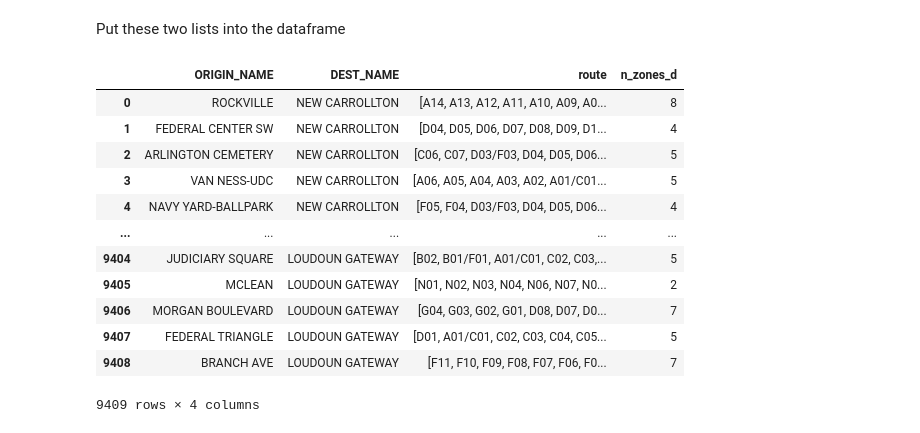
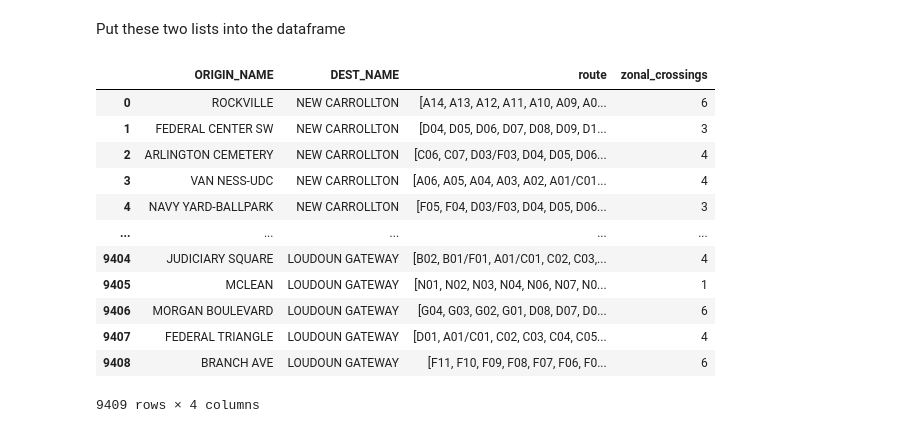
Before and after one commit to ehabebeid/ehabebeid.github.io, a Jupyter notebook: zonal/Network analysis.ipynb, the cells around one changed output. Saved outputs shown, nothing was run; the diff lists cells and outputs as text; code cells hidden in the pictures.

```diff
--- a/zonal/Network analysis.ipynb
+++ b/zonal/Network analysis.ipynb
@@ -134,7 +134,7 @@ Let's draw the graph with the correct coordinates and coloured according to stat
 for index, row in stations.iterrows():
     G.nodes[row.MCAT_ID]['pos'] = (row.ORIGIN_X_COORD,
                                    row.ORIGIN_Y_COORD)
-    G.nodes[row.MCAT_ID]['zone'] = row.zone_d
+    G.nodes[row.MCAT_ID]['zone'] = row.zone_e
 # %%
 zone_colors = [G.nodes[node]['zone'] for node in G.nodes]
 # %%
@@ -216,35 +216,35 @@ routes = [nx.shortest_path(G, source=o, target=d, weight='weight')
 Count the number of zones crossed for each route
 # %%
 # If a zone is traversed twice, it is counted twice.
-def get_n_zones(G, route) -> int:
+def get_n_crossings(G, route) -> int:
     counter = 0
-    prev_zone = None
+    prev_zone = G.nodes[route[0]]['zone']
     for node in route:
         zone = G.nodes[node]['zone']
         if zone != prev_zone:
             counter +=1
         prev_zone = zone
     return counter
-
-n_zones = [get_n_zones(G, r) for r in routes]
+# %%
+n_crossings = [get_n_crossings(G, r) for r in routes]
 # %% [markdown]
 Put these two lists into the dataframe
 # %%
 station_ods['route'] = routes
-station_ods['n_zones_d'] = n_zones
+station_ods['zonal_crossings'] = n_crossings
 # %%
-station_ods[["ORIGIN_NAME", "DEST_NAME", "route", "n_zones_d"]]
+station_ods[["ORIGIN_NAME", "DEST_NAME", "route", "zonal_crossings"]]
 # %% [output]
-|  | ORIGIN_NAME | DEST_NAME | route | n_zones_d |
-| 0 | ROCKVILLE | NEW CARROLLTON | [A14, A13, A12, A11, A10, A09, A0... | 8 |
-| 1 | FEDERAL CENTER SW | NEW CARROLLTON | [D04, D05, D06, D07, D08, D09, D1... | 4 |
-| 2 | ARLINGTON CEMETERY | NEW CARROLLTON | [C06, C07, D03/F03, D04, D05, D06... | 5 |
-| 3 | VAN NESS-UDC | NEW CARROLLTON | [A06, A05, A04, A03, A02, A01/C01... | 5 |
-| 4 | NAVY YARD-BALLPARK | NEW CARROLLTON | [F05, F04, D03/F03, D04, D05, D06... | 4 |
+|  | ORIGIN_NAME | DEST_NAME | route | zonal_crossings |
+| 0 | ROCKVILLE | NEW CARROLLTON | [A14, A13, A12, A11, A10, A09, A0... | 6 |
+| 1 | FEDERAL CENTER SW | NEW CARROLLTON | [D04, D05, D06, D07, D08, D09, D1... | 3 |
+| 2 | ARLINGTON CEMETERY | NEW CARROLLTON | [C06, C07, D03/F03, D04, D05, D06... | 4 |
+| 3 | VAN NESS-UDC | NEW CARROLLTON | [A06, A05, A04, A03, A02, A01/C01... | 4 |
+| 4 | NAVY YARD-BALLPARK | NEW CARROLLTON | [F05, F04, D03/F03, D04, D05, D06... | 3 |
 | ... | ... | ... | ... | ... |
-| 9404 | JUDICIARY SQUARE | LOUDOUN GATEWAY | [B02, B01/F01, A01/C01, C02, C03,... | 5 |
-| 9405 | MCLEAN | LOUDOUN GATEWAY | [N01, N02, N03, N04, N06, N07, N0... | 2 |
-| 9406 | MORGAN BOULEVARD | LOUDOUN GATEWAY | [G04, G03, G02, G01, D08, D07, D0... | 7 |
-| 9407 | FEDERAL TRIANGLE | LOUDOUN GATEWAY | [D01, A01/C01, C02, C03, C04, C05... | 5 |
-| 9408 | BRANCH AVE | LOUDOUN GATEWAY | [F11, F10, F09, F08, F07, F06, F0... | 7 |
+| 9404 | JUDICIARY SQUARE | LOUDOUN GATEWAY | [B02, B01/F01, A01/C01, C02, C03,... | 4 |
+| 9405 | MCLEAN | LOUDOUN GATEWAY | [N01, N02, N03, N04, N06, N07, N0... | 1 |
+| 9406 | MORGAN BOULEVARD | LOUDOUN GATEWAY | [G04, G03, G02, G01, D08, D07, D0... | 6 |
+| 9407 | FEDERAL TRIANGLE | LOUDOUN GATEWAY | [D01, A01/C01, C02, C03, C04, C05... | 4 |
+| 9408 | BRANCH AVE | LOUDOUN GATEWAY | [F11, F10, F09, F08, F07, F06, F0... | 6 |
 9409 rows × 4 columns
```
Also changed, not shown: parts of 3 cells of this notebook, 1 other file.
